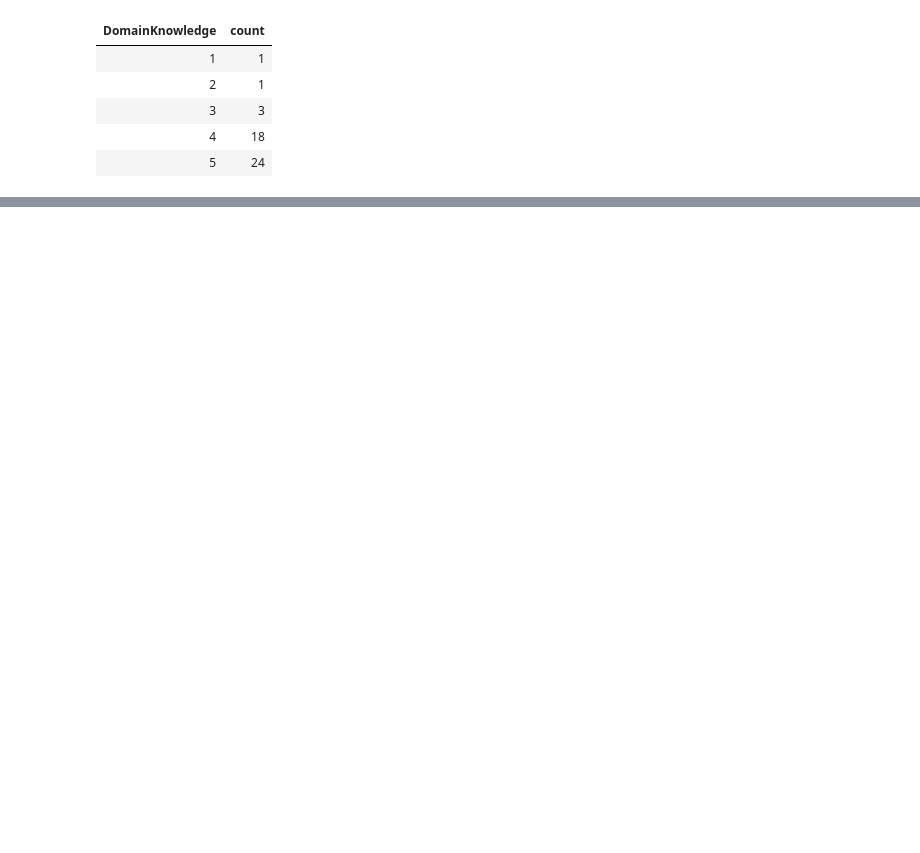
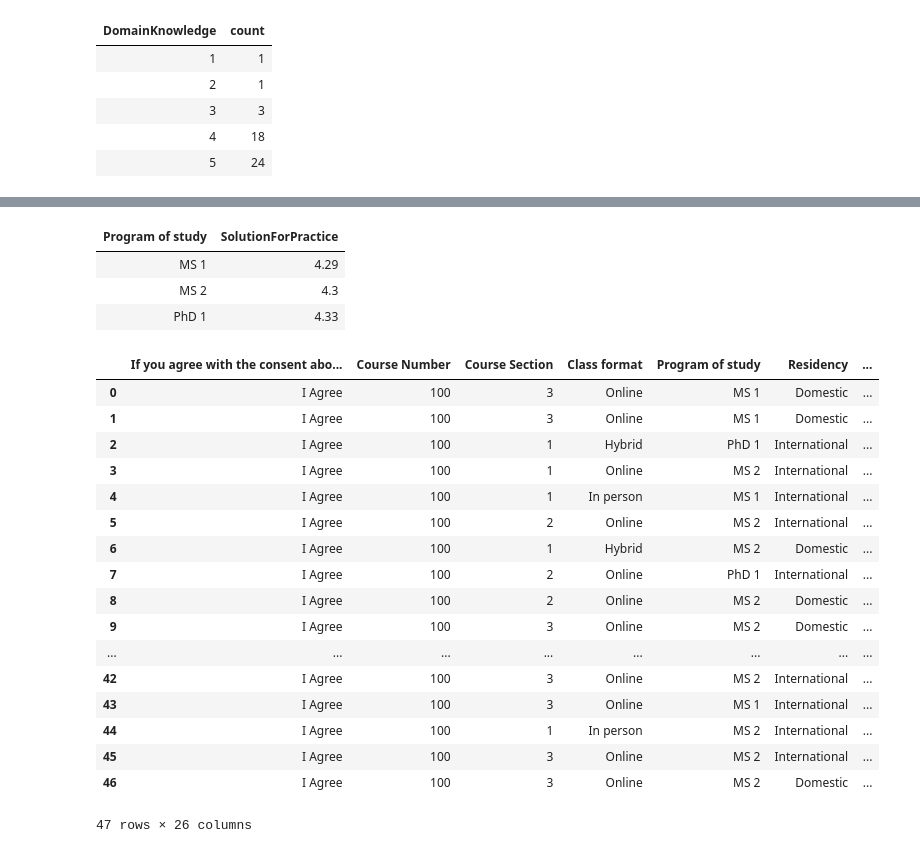
Before and after one commit to ManishReddyKovvuri/AITproject, a Jupyter notebook: AIT-Project.ipynb, the cells around one changed output, grey strips where cells are left out. Drawn from its saved outputs; the diff is of its cells as text; code cells hidden in the pictures; blank space fills up the shorter version.

```diff
--- a/AIT-Project.ipynb
+++ b/AIT-Project.ipynb
@@ -210,0 +391,29 @@ display(df1.groupBy('DomainKnowledge').count().sort('DomainKnowledge'))
+# %%
+display(df1.groupBy("Program of study").agg(round(avg("SolutionForPractice"),2).alias('SolutionForPractice')))
+# %% [output]
+| Program of study | SolutionForPractice |
+| MS 1 | 4.29 |
+| MS 2 | 4.3 |
+| PhD 1 | 4.33 |
+# %%
+pdf = df1.toPandas()
+pdf
+# %% [output]
+|  | If you agree with the consent abo... | Course Number | Course Section | Class format | Program of study | Residency | ... |
+| 0 | I Agree | 100 | 3 | Online | MS 1 | Domestic | ... |
+| 1 | I Agree | 100 | 3 | Online | MS 1 | Domestic | ... |
+| 2 | I Agree | 100 | 1 | Hybrid | PhD 1 | International | ... |
+| 3 | I Agree | 100 | 1 | Online | MS 2 | International | ... |
+| 4 | I Agree | 100 | 1 | In person | MS 1 | International | ... |
+| 5 | I Agree | 100 | 2 | Online | MS 2 | International | ... |
+| 6 | I Agree | 100 | 1 | Hybrid | MS 2 | Domestic | ... |
+| 7 | I Agree | 100 | 2 | Online | PhD 1 | International | ... |
+| 8 | I Agree | 100 | 2 | Online | MS 2 | Domestic | ... |
+| 9 | I Agree | 100 | 3 | Online | MS 2 | Domestic | ... |
+| ... | ... | ... | ... | ... | ... | ... | ... |
+| 42 | I Agree | 100 | 3 | Online | MS 2 | International | ... |
+| 43 | I Agree | 100 | 3 | Online | MS 1 | International | ... |
+| 44 | I Agree | 100 | 1 | In person | MS 2 | International | ... |
+| 45 | I Agree | 100 | 3 | Online | MS 2 | International | ... |
+| 46 | I Agree | 100 | 3 | Online | MS 2 | Domestic | ... |
+47 rows × 26 columns
```
Also changed, not shown: parts of 22 cells of this notebook.
